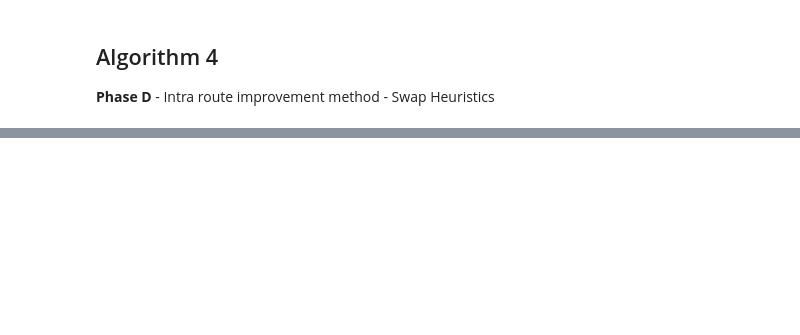
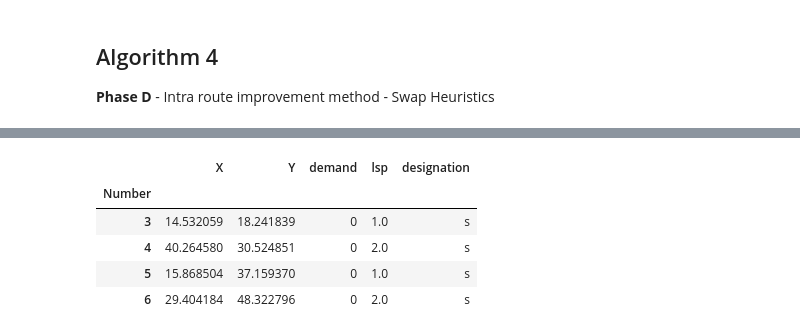
Before and after one commit to ayush4ise/Collaborative-Last-Mile-Delivery, a Jupyter notebook: heuristics.ipynb, the cells around one changed output, grey strips where cells are left out. Drawn from its saved outputs; the diff is of its cells as text; code cells hidden in the pictures; blank space fills up the shorter version.

```diff
--- a/heuristics.ipynb
+++ b/heuristics.ipynb
@@ -404,0 +420,9 @@ algorithm_3(modified_customers, final_sat_pairs, n=5)
+# %%
+satellites
+# %% [output]
+|  | X | Y | demand | lsp | designation |
+| Number |  |  |  |  |  |
+| 3 | 14.532059 | 18.241839 | 0 | 1.0 | s |
+| 4 | 40.264580 | 30.524851 | 0 | 2.0 | s |
+| 5 | 15.868504 | 37.159370 | 0 | 1.0 | s |
+| 6 | 29.404184 | 48.322796 | 0 | 2.0 | s |
```
Also changed, not shown: parts of 9 cells of this notebook.
